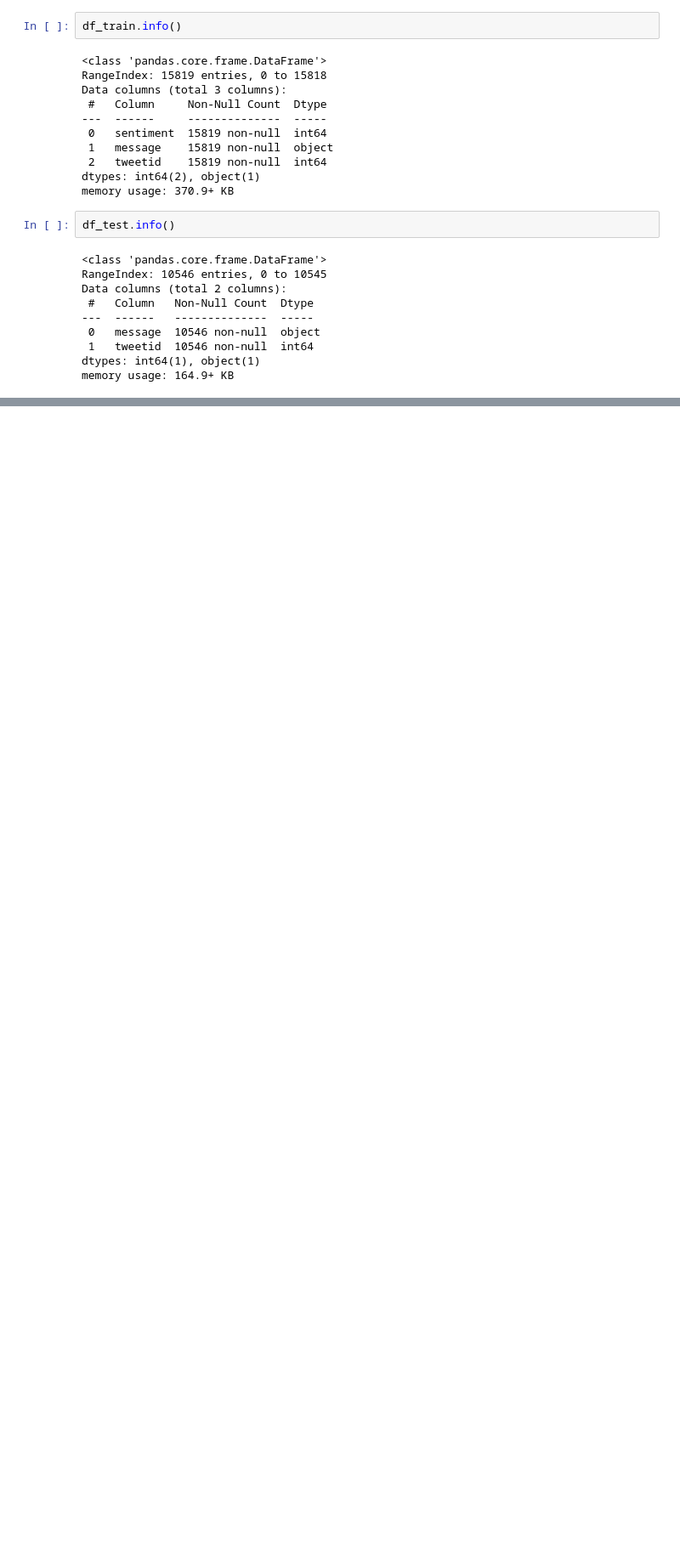
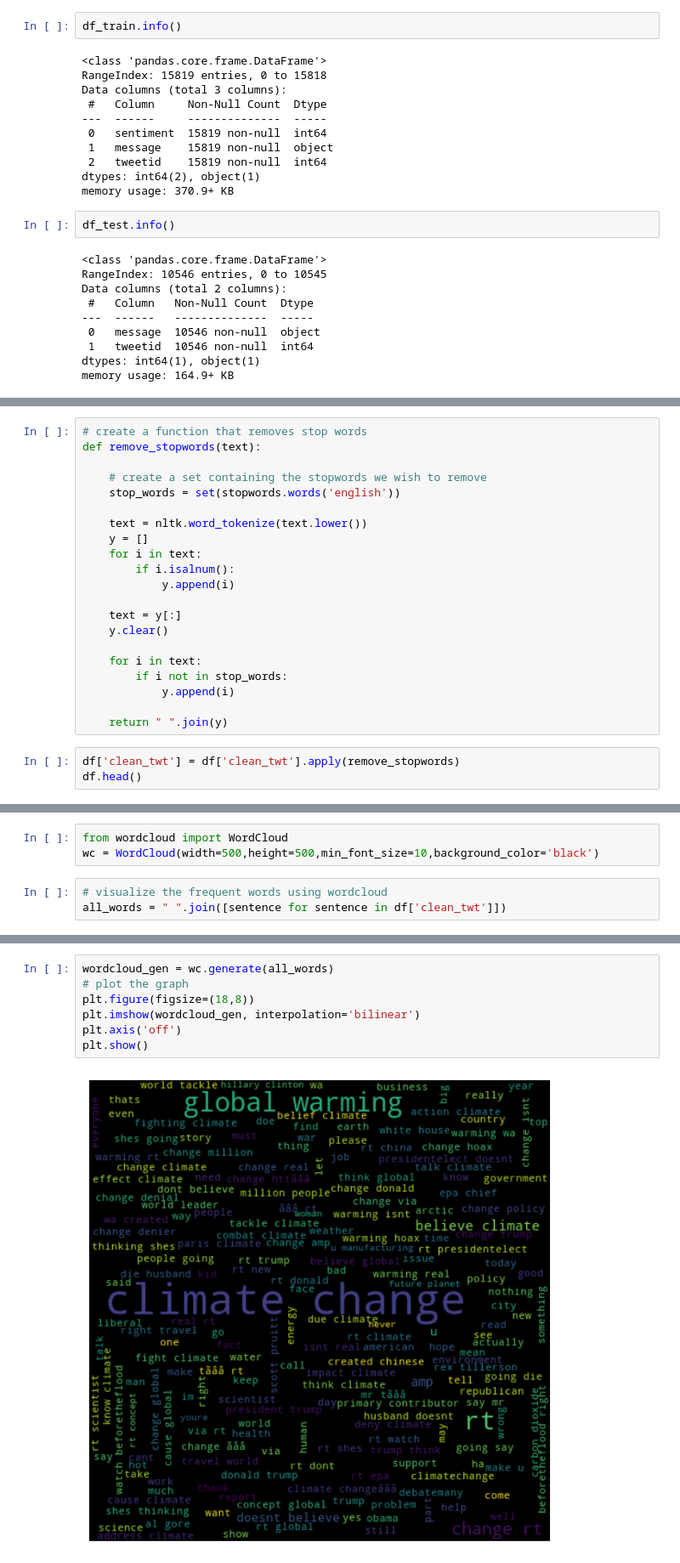
Before and after one commit to RaveEx12/classification-predict-streamlit-template, a Jupyter notebook: Classification_predict.ipynb, the cells around one changed output, grey strips where cells are left out. Shown at 85% size. Saved outputs shown, nothing was run; the diff lists cells and outputs as text; blank space fills up the shorter version.

```diff
--- a/Classification_predict.ipynb
+++ b/Classification_predict.ipynb
@@ -133,0 +284,24 @@ plt.title("Distribution of sentiment");
+# %%
+# create a function that removes stop words
+def remove_stopwords(text):
+
+    # create a set containing the stopwords we wish to remove
+    stop_words = set(stopwords.words('english'))
+
+    text = nltk.word_tokenize(text.lower())
+    y = []
+    for i in text:
+        if i.isalnum():
+            y.append(i)
+
+    text = y[:]
+    y.clear()
+
+    for i in text:
+        if i not in stop_words:
+            y.append(i)
+
+    return " ".join(y)
+# %%
+df['clean_twt'] = df['clean_twt'].apply(remove_stopwords)
+df.head()
@@ -133,0 +315,6 @@ plt.title("Distribution of sentiment");
+# %%
+from wordcloud import WordCloud
+wc = WordCloud(width=500,height=500,min_font_size=10,background_color='black')
+# %%
+# visualize the frequent words using wordcloud
+all_words = " ".join([sentence for sentence in df['clean_twt']])
@@ -133,0 +323,9 @@ plt.title("Distribution of sentiment");
+# %%
+wordcloud_gen = wc.generate(all_words)
+# plot the graph
+plt.figure(figsize=(18,8))
+plt.imshow(wordcloud_gen, interpolation='bilinear')
+plt.axis('off')
+plt.show()
+# %% [output]
+[figure, added]
```
Also changed, not shown: parts of 46 cells of this notebook, 2 other files.
